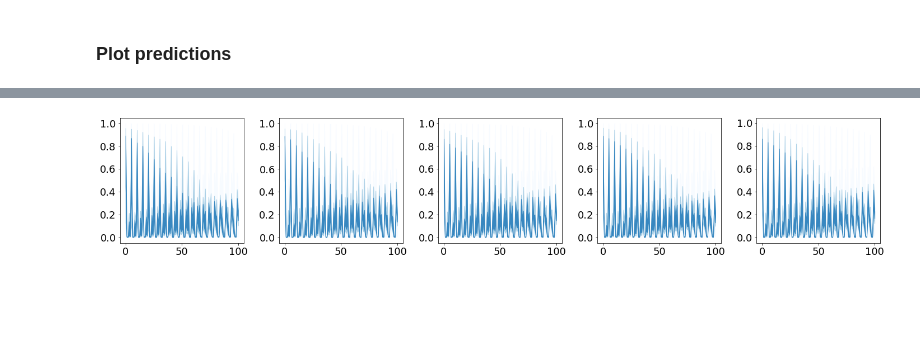
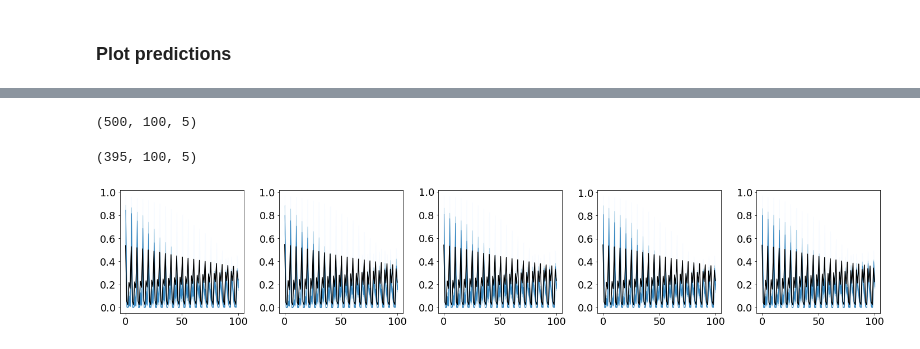
Before and after one commit to juan190199/InfectiousDiseases, a Jupyter notebook: InfectiousDisease/regression_model.ipynb, the cells around one changed output, grey strips where cells are left out. Cells and saved outputs as stored; diff of their text form; code cells hidden in the pictures; blank space fills up the shorter version.

```diff
--- a/InfectiousDisease/regression_model.ipynb
+++ b/InfectiousDisease/regression_model.ipynb
@@ -260,0 +263,9 @@ plt.legend()
+# %%
+idxs = []
+for i in range(theta_samples.shape[0]):
+    _, _, mask_idx = est_sanity_checks(theta_samples[i, :, :], theta_test, idx_mask=True)
+    idxs.append(np.unique(mask_idx))
+# %%
+# Set invalid parameters to None
+for i in range(theta_samples.shape[0]):
+    theta_samples[i, :, :][idxs[i]] = None
@@ -260,0 +277,11 @@ plt.legend()
+# %%
+# Calculate time series with forward model for non-NaN parameters
+t = np.linspace(0, t_obs, int(t_obs/dt))
+ts = np.empty((fsel_sample.shape[0], fsel_sample.shape[0], t_obs, 5))
+ts[:, :, :, :] = np.NaN
+
+for i in range(theta_samples.shape[0]):
+    for j in range(theta_samples.shape[1]):
+        if theta_samples[i, j, :].sum() != np.NaN:
+            print(j)
+            ts[i, j, :, :] = forward_model(theta_samples[i, j, :], t=t)
@@ -261,10 +330,18 @@ plt.legend()
+# %%
+ts_means.shape
+# %% [output]
+(500, 100, 5)
 # %%
 t = np.linspace(0, t_obs, int(t_obs/dt))
 ts = np.empty((fsel_sample.shape[0], t_obs, 5))
 
 for i in range(fsel_sample.shape[0]):
     ts[i, :, :] = forward_model(fsel_sample[i, :], t=t)
+# %%
+ts.shape
+# %% [output]
+(395, 100, 5)
 # %%
-plot_ts(t, ts, labels)
+plot_ts(t, ts, labels, cmean='black')
 # %% [output]
-[figure, old version]
+[figure, new version]
```
Also changed, not shown: parts of 15 cells of this notebook.
